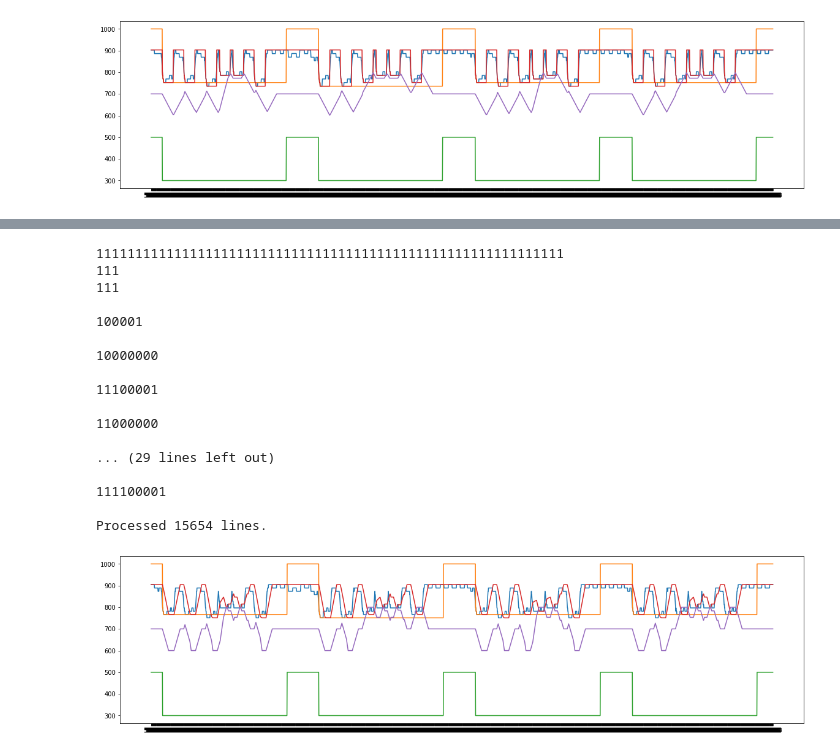
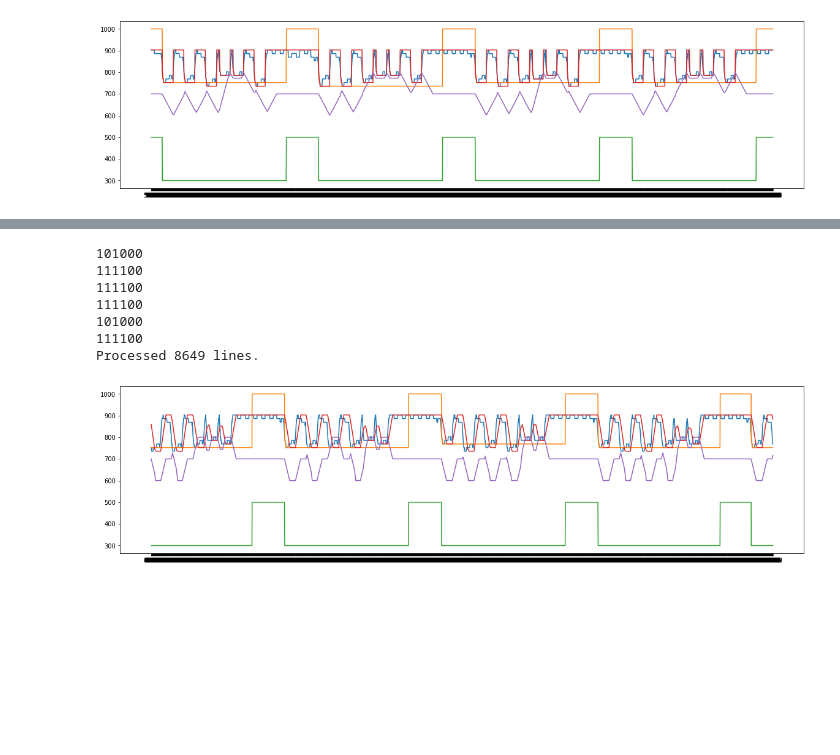
Before and after one commit to mssanwel/ResearchBREED, a Jupyter notebook: Arduino/Acoustic Modem/DataParser-Active.ipynb, the cells around one changed output, grey strips where cells are left out. Saved outputs shown, nothing was run; the diff lists cells and outputs as text; code cells hidden in the pictures; blank space fills up the shorter version.

```diff
--- a/Arduino/Acoustic Modem/DataParser-Active.ipynb
+++ b/Arduino/Acoustic Modem/DataParser-Active.ipynb
@@ -523,7 +523,7 @@ import csv
 import matplotlib.pyplot as plt
 
 dataVal={}
-minSize=55
+minSize=25
 maxSize=55
 window0=[-1]*minSize
 window1=[-1]*maxSize
@@ -584,7 +584,11 @@ with open('11100.rtf') as csv_file:
                 firstOneBool1=False
                 firstOneBool2=False
                 startBit=1000
-                print(message)
+                count1=message.count("1")
+#                 print(count1%2)
+#                 print(len(message))
+                if count1%2==0 and len(message)==6:
+                    print(message)
                 message=""
 
             packetEndPrev=packetEnd
@@ -680,8 +674,8 @@ import csv
 import matplotlib.pyplot as plt
 
 dataVal={}
-minSize=30
-maxSize=60
+minSize=25
+maxSize=55
 window0=[-1]*minSize
 window1=[-1]*maxSize
 window2=[-1]*minSize
@@ -704,7 +698,7 @@ packetEnd=300
 packetEndPrev=300
 message=""
 
-with open('11001.rtf') as csv_file:
+with open('11100.rtf') as csv_file:
     csv_reader = csv.reader(csv_file, delimiter=',')
     line_count = 0
     for row in csv_reader:
@@ -741,7 +735,9 @@ with open('11001.rtf') as csv_file:
                 firstOneBool1=False
                 firstOneBool2=False
                 startBit=1000
-                print(message)
+                count1=message.count("1")
+                if count1%2==0 and len(message)==6:
+                    print(message)
                 message=""
 
             packetEndPrev=packetEnd
@@ -791,50 +787,40 @@ with open('11001.rtf') as csv_file:
                     bitVal=700
 
             window0=[bitVal]+window0[0:-1]
             output.append(sum(window0)/minSize)
-            #output.append(bitVal)
+#             output.append(bitVal)
 
 
-            if prevFirstOne<firstOne and activation==False:
+            if prevFirstOne<firstOne:
                 channelState=output[-1]
 #                 channelState1=output[-1]
 #                 channelState2=output[-25]
 #                 channelState2=output[-50]
                 activation=True
                 if channelState>700:
                     message=message+"0"
                 else:
                     message=message+"1"
             prevFirstOne=firstOne
 
 
 
     print(f'Processed {line_count} lines.')
     # print(dataVal)
     plt.figure(figsize=(20, 5))
 #     plt.plot(list(dataVal.keys())[2000:5000],avg0[2000:5000])
     plt.plot(list(dataVal.keys())[2000:5000],avg1[2000:5000])
     plt.plot(list(dataVal.keys())[2000:5000],avg2[2000:5000])
     plt.plot(list(dataVal.keys())[2000:5000],avg3[2000:5000])
     plt.plot(list(dataVal.keys())[2000:5000],avg4[2000:5000])
     plt.plot(list(dataVal.keys())[2000:5000],output[2000:5000])
     plt.show()
 # %% [output]
-111111111111111111111111111111111111111111111111111111111111
-111
-111
-
-100001
-
-10000000
-
-11100001
-
-11000000
-
-... (29 lines left out)
-
-111100001
-
-Processed 15654 lines.
+101000
+111100
+111100
+111100
+101000
+111100
+Processed 8649 lines.
-[figure, old version]
+[figure, new version]
```
Also changed, not shown: parts of 1 cell of this notebook.
